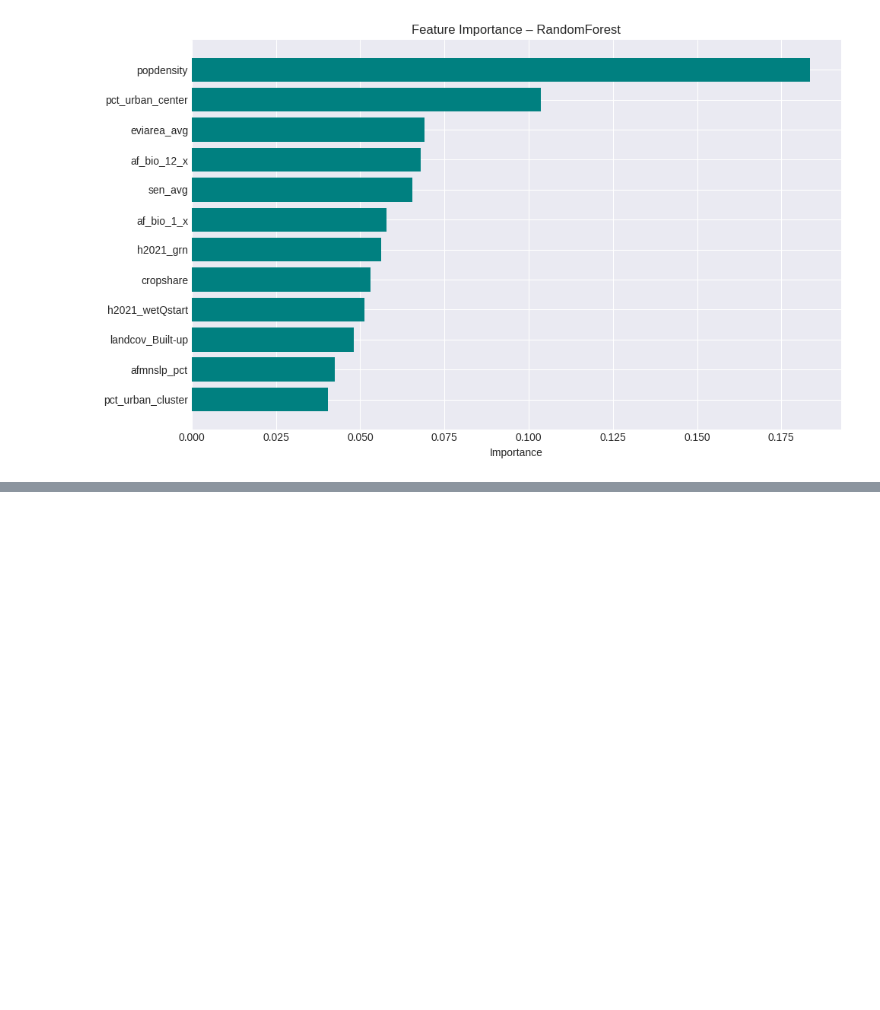
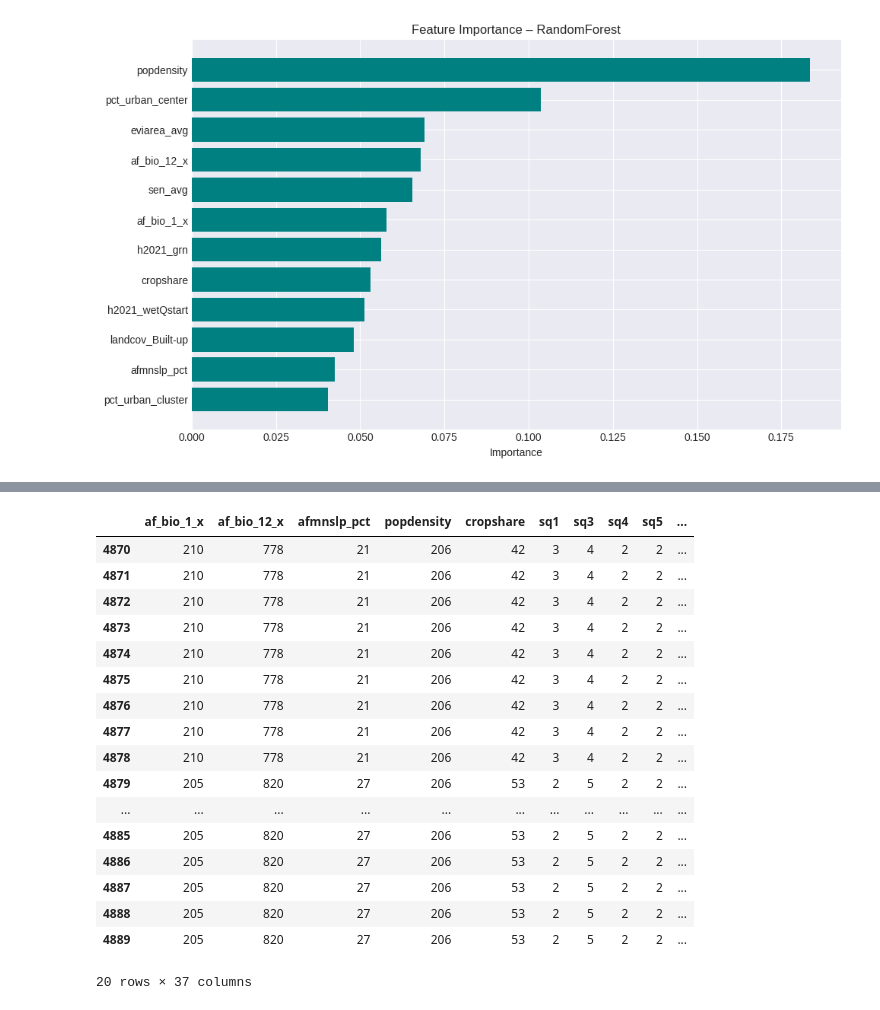
Before and after one commit to birhanumoges/HouseHold_Accessiblity_Analysis, a Jupyter notebook: Analysis_NoteBook/Accessiblity.ipynb, the cells around one changed output, grey strips where cells are left out. Drawn from its saved outputs; the diff is of its cells as text; code cells hidden in the pictures; blank space fills up the shorter version.

```diff
--- a/Analysis_NoteBook/Accessiblity.ipynb
+++ b/Analysis_NoteBook/Accessiblity.ipynb
@@ -1530,14 +1445,0 @@ Normalization complete ✓
-# %%
-# ==========================================================
-# STEP 3: ACCESSIBILITY RISK SCORE
-# ==========================================================
-
-df['Accessibility_Risk'] = (
-    0.35 * df['dist_road_norm'] +
-    0.25 * df['dist_market_norm'] +
-    0.20 * df['terrain_slope_norm'] +
-    0.20 * (1 - df['urban_index_norm'])   # less urban = higher risk
-)
-
-print("Risk score created ✓")
-df['Accessibility_Risk'].describe()
@@ -1546,19 +1445,0 @@ KeyError: 'dist_road_norm'
-# %%
-# ==========================================================
-# STEP 4: CLASSIFY RISK LEVELS
-# ==========================================================
-
-q1 = df['Accessibility_Risk'].quantile(0.33)
-q2 = df['Accessibility_Risk'].quantile(0.66)
-
-def classify_risk(x):
-    if x <= q1:
-        return "Low Risk"
-    elif x <= q2:
-        return "Moderate Risk"
-    else:
-        return "High Risk"
-
-df['Risk_Class'] = df['Accessibility_Risk'].apply(classify_risk)
-
-print(df['Risk_Class'].value_counts())
@@ -1564,0 +1487,21 @@ print(df['Risk_Class'].value_counts())
+# %%
+df.tail(20)
+# %% [output]
+|  | af_bio_1_x | af_bio_12_x | afmnslp_pct | popdensity | cropshare | sq1 | sq3 | sq4 | sq5 | ... |
+| 4870 | 210 | 778 | 21 | 206 | 42 | 3 | 4 | 2 | 2 | ... |
+| 4871 | 210 | 778 | 21 | 206 | 42 | 3 | 4 | 2 | 2 | ... |
+| 4872 | 210 | 778 | 21 | 206 | 42 | 3 | 4 | 2 | 2 | ... |
+| 4873 | 210 | 778 | 21 | 206 | 42 | 3 | 4 | 2 | 2 | ... |
+| 4874 | 210 | 778 | 21 | 206 | 42 | 3 | 4 | 2 | 2 | ... |
+| 4875 | 210 | 778 | 21 | 206 | 42 | 3 | 4 | 2 | 2 | ... |
+| 4876 | 210 | 778 | 21 | 206 | 42 | 3 | 4 | 2 | 2 | ... |
+| 4877 | 210 | 778 | 21 | 206 | 42 | 3 | 4 | 2 | 2 | ... |
+| 4878 | 210 | 778 | 21 | 206 | 42 | 3 | 4 | 2 | 2 | ... |
+| 4879 | 205 | 820 | 27 | 206 | 53 | 2 | 5 | 2 | 2 | ... |
+| ... | ... | ... | ... | ... | ... | ... | ... | ... | ... | ... |
+| 4885 | 205 | 820 | 27 | 206 | 53 | 2 | 5 | 2 | 2 | ... |
+| 4886 | 205 | 820 | 27 | 206 | 53 | 2 | 5 | 2 | 2 | ... |
+| 4887 | 205 | 820 | 27 | 206 | 53 | 2 | 5 | 2 | 2 | ... |
+| 4888 | 205 | 820 | 27 | 206 | 53 | 2 | 5 | 2 | 2 | ... |
+| 4889 | 205 | 820 | 27 | 206 | 53 | 2 | 5 | 2 | 2 | ... |
+20 rows × 37 columns
```
Also changed, not shown: parts of 9 cells of this notebook.
